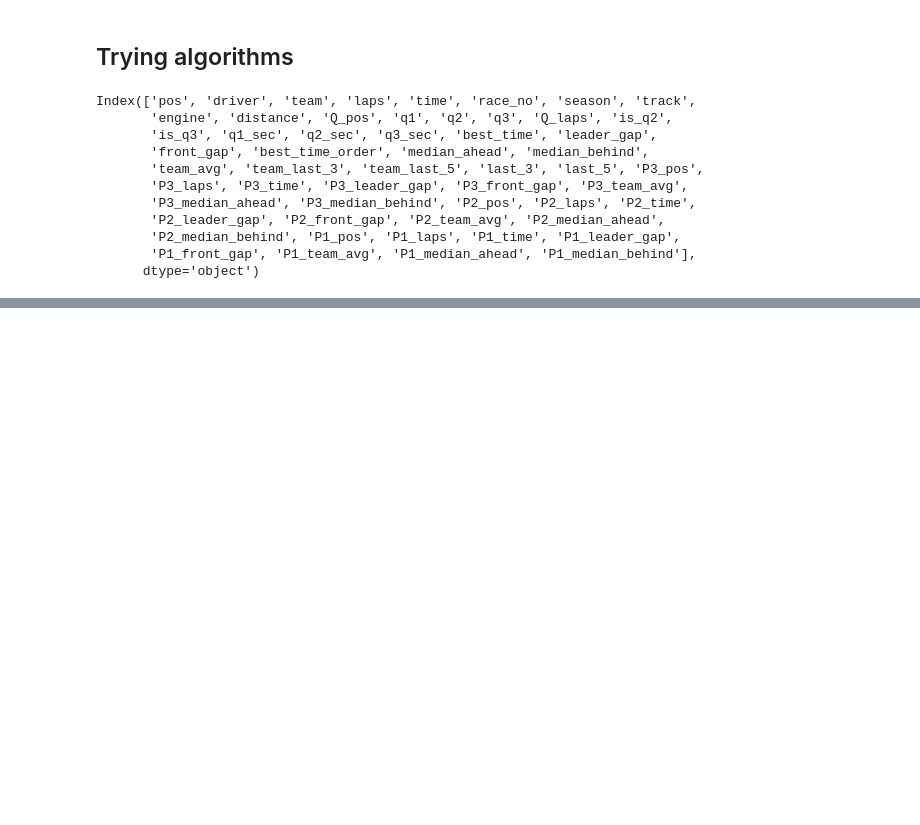
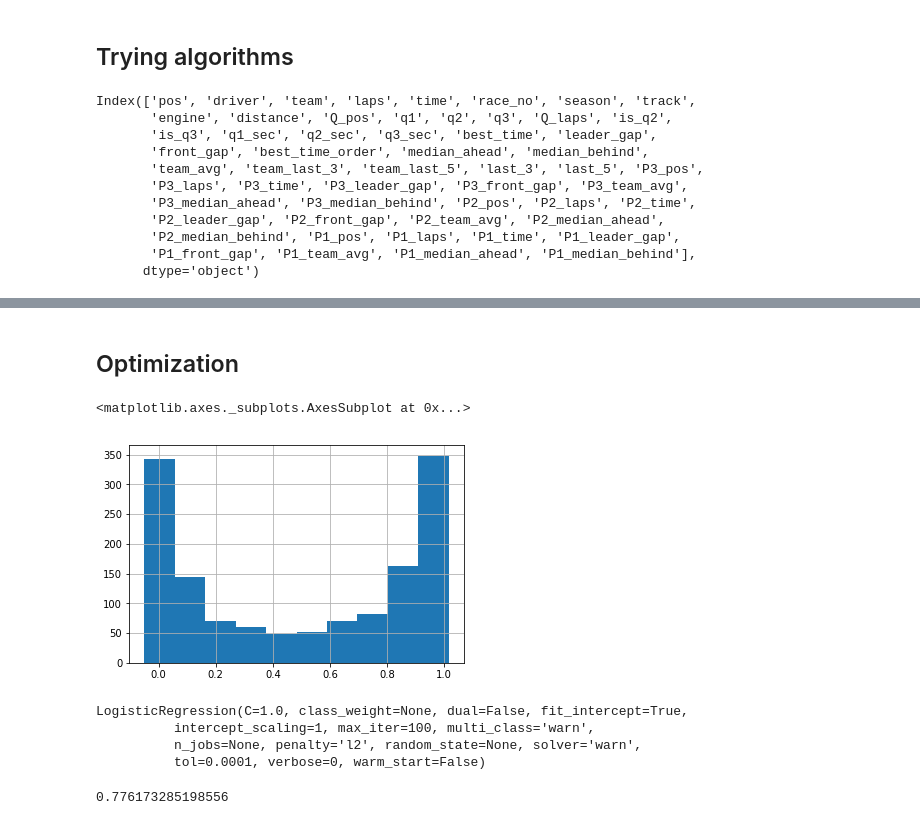
Before and after one commit to ruzarx/MLPr, a Jupyter notebook: F1/F1_basic.ipynb, the cells around one changed output, grey strips where cells are left out. Cells and saved outputs as stored; diff of their text form; code cells hidden in the pictures; blank space fills up the shorter version.

```diff
--- a/F1/F1_basic.ipynb
+++ b/F1/F1_basic.ipynb
@@ -1074,0 +1174,22 @@ plt.show()
+# %%
+# Calculating driver fail rate
+
+pilot_fails = {}
+for driver in data['driver'].unique():
+    pilot_fails[driver] = 1 - data[(data['driver'] == driver) & (data['distance'] < 1)]['pos'].count() / data[data['driver'] == driver]['pos'].count()
+
+# Calculating track fail rate
+
+track_fails = {}
+for track in data['track'].unique():
+    track_fails[track] = 1 - data[(data['track'] == track) & (data['distance'] < 1)]['pos'].count() / data[data['track'] == track]['pos'].count()
+
+# Calculating car fail rate
+
+car_fails = {}
+for team in data['team'].unique():
+    car_fails[team] = 1 - data[(data['team'] == team) & (data['distance'] < 1)]['pos'].count() / data[data['team'] == team]['pos'].count()
+
+data['driver_fail'] = data['driver'].map(pilot_fails)
+data['car_fail'] = data['team'].map(car_fails)
+data['track_fail'] = data['track'].map(track_fails)
@@ -1074,0 +1206,12 @@ plt.show()
+# %% [markdown]
+## Optimization
+# %%
+data['prediction'] = clf.predict(p_data)
+# %%
+opdata = data[['pos', 'prediction', 'driver_fail', 'car_fail', 'track_fail']].copy(deep = True)
+optarget = opdata['pos'].apply(lambda x: 1 if x < 11 else 0)
+# %%
+opdata['prediction'].hist()
+# %% [output]
+<matplotlib.axes._subplots.AxesSubplot at 0x...>
+[figure, added]
@@ -1074,0 +1221,7 @@ plt.show()
+# %%
+reg.fit(x_train_reg, y_train_reg)
+# %% [output]
+LogisticRegression(C=1.0, class_weight=None, dual=False, fit_intercept=True,
+          intercept_scaling=1, max_iter=100, multi_class='warn',
+          n_jobs=None, penalty='l2', random_state=None, solver='warn',
+          tol=0.0001, verbose=0, warm_start=False)
@@ -1074,0 +1230,4 @@ plt.show()
+# %%
+accuracy_score(preds, y_test_reg)
+# %% [output]
+0.776173285198556
```
Also changed, not shown: parts of 70 cells of this notebook.
